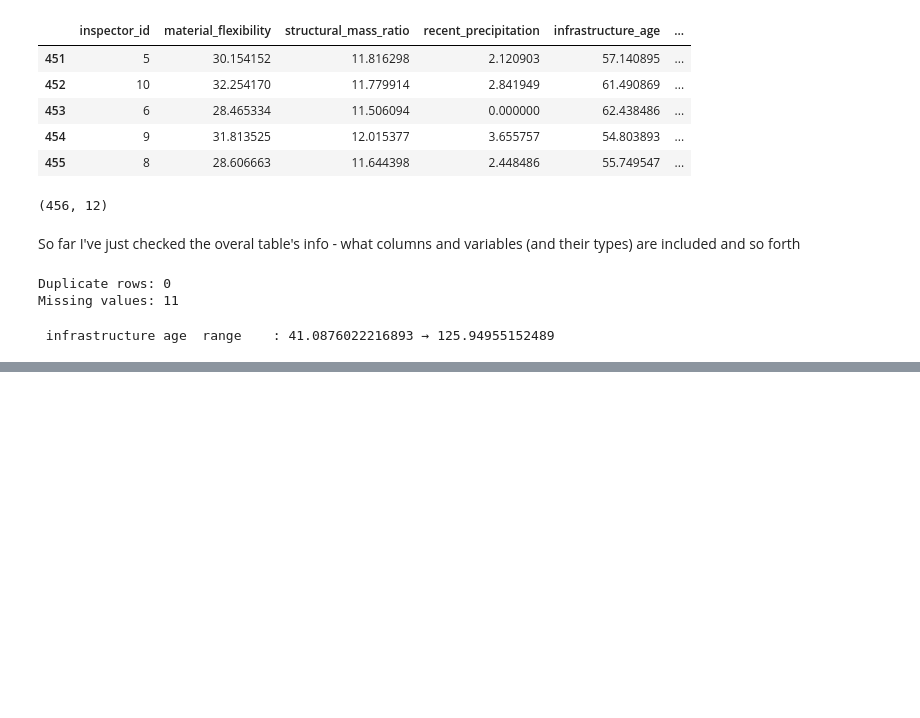
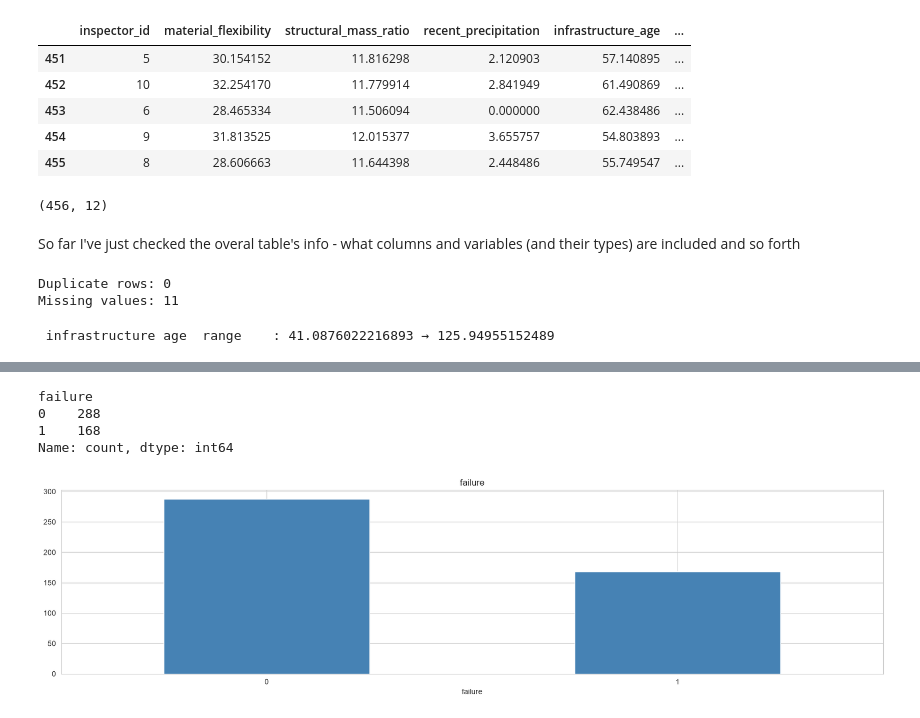
Before and after one commit to Mouldiez/Y3-Intro-to-ML-Assignment, a Jupyter notebook: EDA.ipynb, the cells around one changed output, grey strips where cells are left out. Cells and saved outputs as stored; diff of their text form; code cells hidden in the pictures; blank space fills up the shorter version.

```diff
--- a/EDA.ipynb
+++ b/EDA.ipynb
@@ -89,0 +113,7 @@ print(f" infrastructure age  range    : {df['infrastructure_age'].min()} → {df
+# %%
+df["failure"].value_counts()
+# %% [output]
+failure
+0    288
+1    168
+Name: count, dtype: int64
@@ -89,0 +122,6 @@ print(f" infrastructure age  range    : {df['infrastructure_age'].min()} → {df
+# %%
+fig, axes = plt.subplots(1, 1, figsize=(20, 4.5))
+df["failure"].value_counts().plot(kind="bar", color="steelblue", ax=axes)
+axes.set_title("failure"); axes.tick_params(axis="x", rotation=0)
+# %% [output]
+[figure, added]
```
Also changed, not shown: parts of 14 cells of this notebook.
